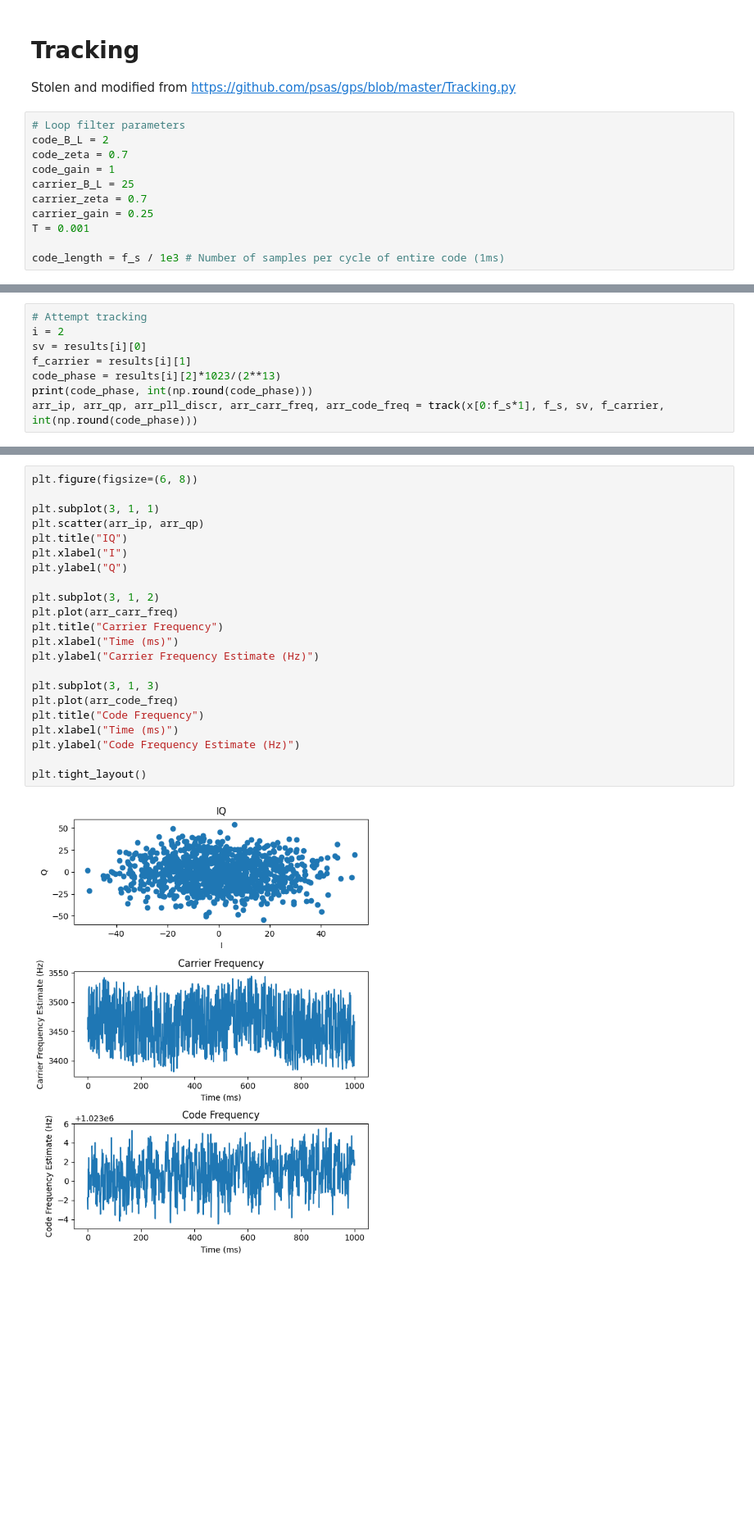
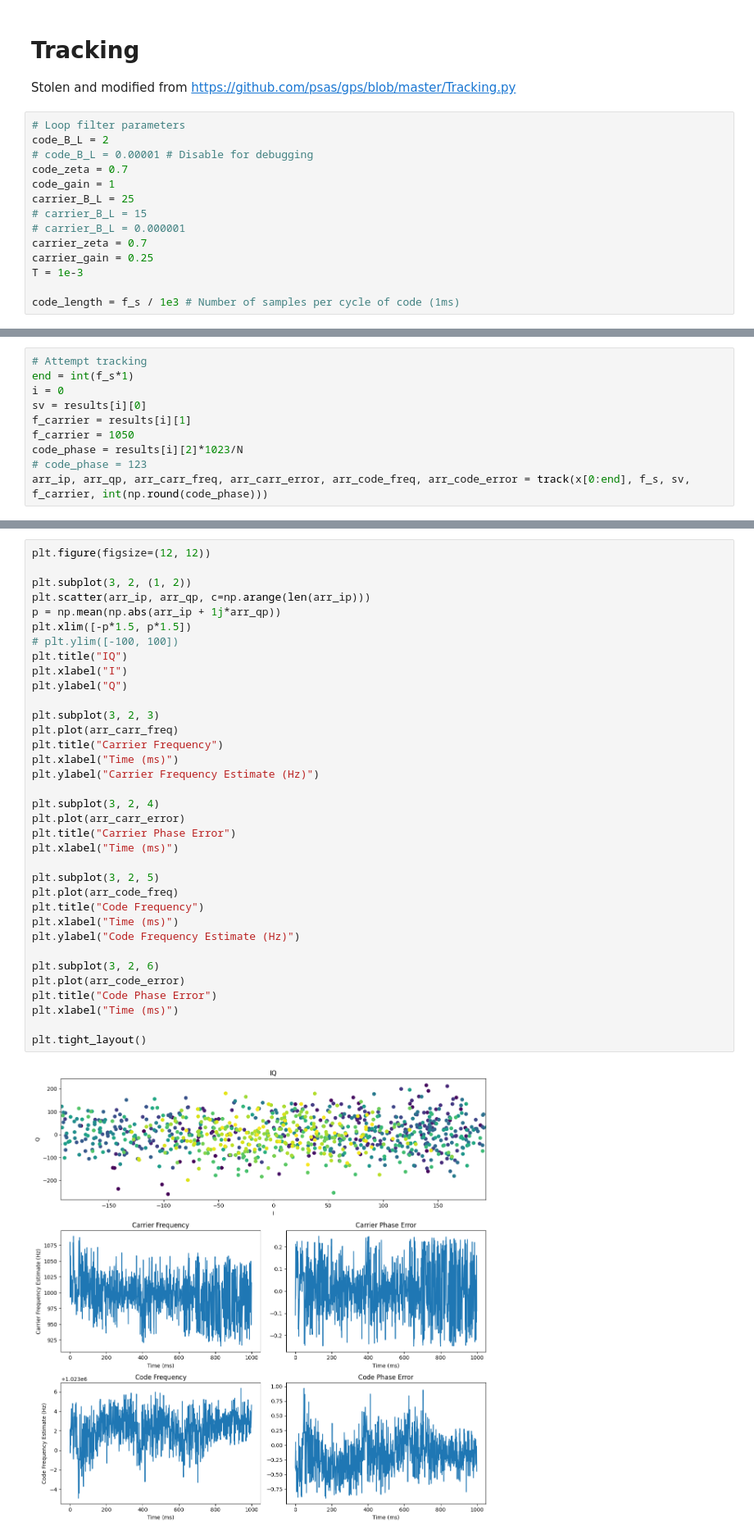
Before and after one commit to seds-umd/gps-model, a Jupyter notebook: gps.ipynb, the cells around one changed output, grey strips where cells are left out. Shown: that part at 82% size. Saved outputs shown, nothing was run; the diff lists cells and outputs as text; blank space fills up the shorter version.

```diff
--- a/gps.ipynb
+++ b/gps.ipynb
@@ -72,14 +96,17 @@ Stolen and modified from https://github.com/psas/gps/blob/master/Tracking.py
 # %%
 # Loop filter parameters
 code_B_L = 2
+# code_B_L = 0.00001 # Disable for debugging
 code_zeta = 0.7
 code_gain = 1
 carrier_B_L = 25
+# carrier_B_L = 15
+# carrier_B_L = 0.000001
 carrier_zeta = 0.7
 carrier_gain = 0.25
-T = 0.001
+T = 1e-3
 
-code_length = f_s / 1e3 # Number of samples per cycle of entire code (1ms)
+code_length = f_s / 1e3 # Number of samples per cycle of code (1ms)
 # %%
 def calcLoopCoef(B_L: int, zeta: float, gain: float, T: float):
     '''
@@ -250,8 +288,10 @@ def track(x: np.ndarray, f_s: float, sv: int, f_carrier: float, code_phase: int)
 # %%
 # Attempt tracking
-i = 2
+end = int(f_s*1)
+i = 0
 sv = results[i][0]
 f_carrier = results[i][1]
-code_phase = results[i][2]*1023/(2**13)
-print(code_phase, int(np.round(code_phase)))
-arr_ip, arr_qp, arr_pll_discr, arr_carr_freq, arr_code_freq = track(x[0:f_s*1], f_s, sv, f_carrier, int(np.round(code_phase)))
+f_carrier = 1050
+code_phase = results[i][2]*1023/N
+# code_phase = 123
+arr_ip, arr_qp, arr_carr_freq, arr_carr_error, arr_code_freq, arr_code_error = track(x[0:end], f_s, sv, f_carrier, int(np.round(code_phase)))
@@ -260,24 +298,37 @@ arr_ip, arr_qp, arr_pll_discr, arr_carr_freq, arr_code_freq = track(x[0:f_s*1],
 # %%
-plt.figure(figsize=(6, 8))
+plt.figure(figsize=(12, 12))
 
-plt.subplot(3, 1, 1)
-plt.scatter(arr_ip, arr_qp)
+plt.subplot(3, 2, (1, 2))
+plt.scatter(arr_ip, arr_qp, c=np.arange(len(arr_ip)))
+p = np.mean(np.abs(arr_ip + 1j*arr_qp))
+plt.xlim([-p*1.5, p*1.5])
+# plt.ylim([-100, 100])
 plt.title("IQ")
 plt.xlabel("I")
 plt.ylabel("Q")
 
-plt.subplot(3, 1, 2)
+plt.subplot(3, 2, 3)
 plt.plot(arr_carr_freq)
 plt.title("Carrier Frequency")
 plt.xlabel("Time (ms)")
 plt.ylabel("Carrier Frequency Estimate (Hz)")
 
-plt.subplot(3, 1, 3)
+plt.subplot(3, 2, 4)
+plt.plot(arr_carr_error)
+plt.title("Carrier Phase Error")
+plt.xlabel("Time (ms)")
+
+plt.subplot(3, 2, 5)
 plt.plot(arr_code_freq)
 plt.title("Code Frequency")
 plt.xlabel("Time (ms)")
 plt.ylabel("Code Frequency Estimate (Hz)")
 
+plt.subplot(3, 2, 6)
+plt.plot(arr_code_error)
+plt.title("Code Phase Error")
+plt.xlabel("Time (ms)")
+
 plt.tight_layout()
 # %% [output]
-[figure, old version]
+[figure, new version]
```
Also changed, not shown: parts of 6 cells of this notebook, 9 other files.
